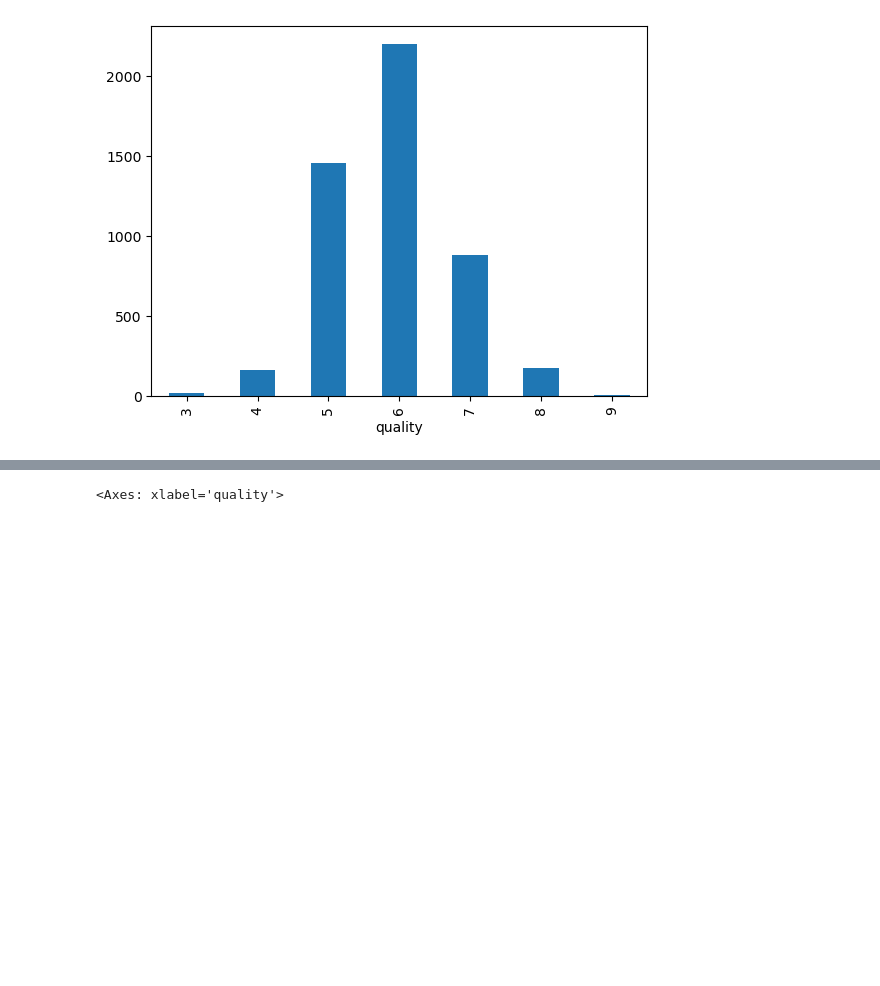
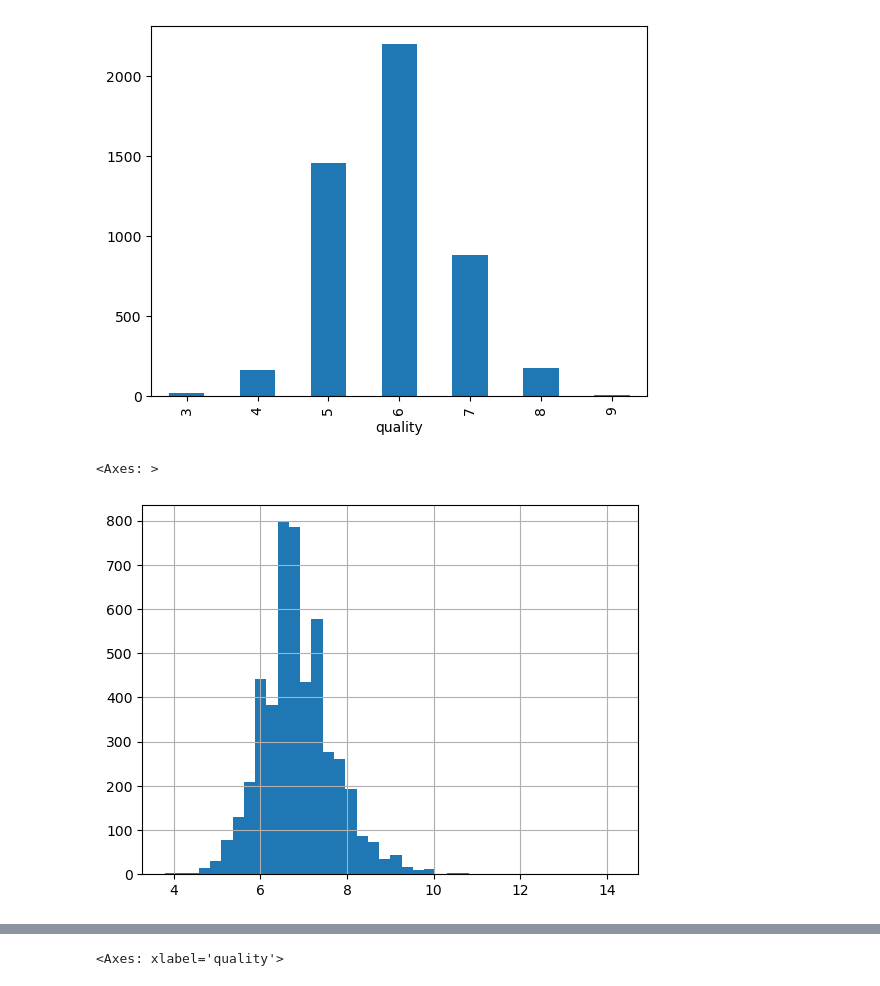
Before and after one commit to DamianB-BitFlipper/wine_quality, a Jupyter notebook: notebooks/white_wine_exploration.ipynb, the cells around one changed output, grey strips where cells are left out. Saved outputs shown, nothing was run; the diff lists cells and outputs as text; code cells hidden in the pictures; blank space fills up the shorter version.

```diff
--- a/notebooks/white_wine_exploration.ipynb
+++ b/notebooks/white_wine_exploration.ipynb
@@ -55,3 +57,8 @@ dataset_df.groupby('quality').size().plot(kind="bar")
 # %% [output]
 <Axes: xlabel='quality'>
 [figure]
+# %%
+dataset_df['fixed acidity'].hist(bins=40)
+# %% [output]
+<Axes: >
+[figure, added]
```
Also changed, not shown: parts of 13 cells of this notebook, 2 other files.
